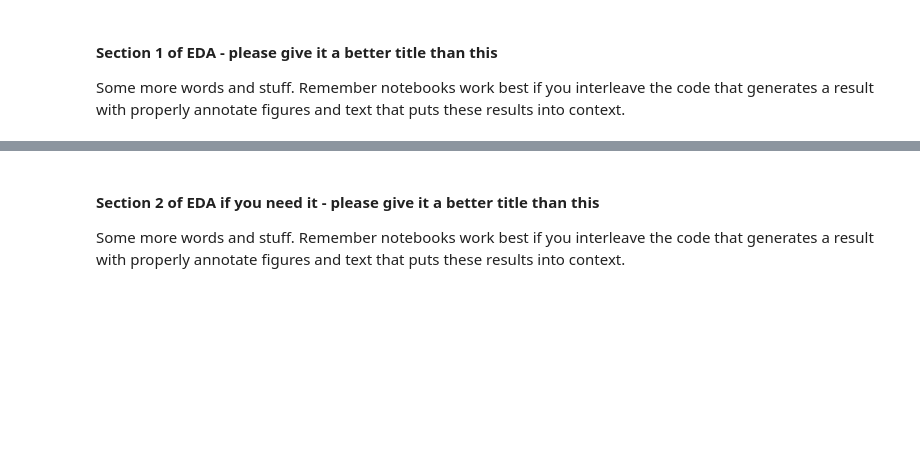
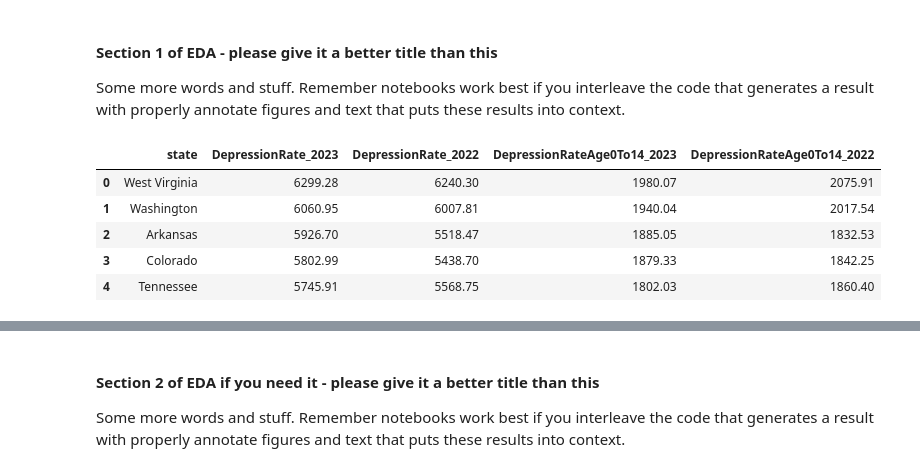
Before and after one commit to COGS108/Group020_WI26, a Jupyter notebook: 02-EDACheckpoint.ipynb, the cells around one changed output, grey strips where cells are left out. Saved outputs shown, nothing was run; the diff lists cells and outputs as text; code cells hidden in the pictures; blank space fills up the shorter version.

```diff
--- a/02-EDACheckpoint.ipynb
+++ b/02-EDACheckpoint.ipynb
@@ -266,0 +270,9 @@ Some more words and stuff.  Remember notebooks work best if you interleave the c
+# %%
+depression_df.head()
+# %% [output]
+|  | state | DepressionRate_2023 | DepressionRate_2022 | DepressionRateAge0To14_2023 | DepressionRateAge0To14_2022 |
+| 0 | West Virginia | 6299.28 | 6240.30 | 1980.07 | 2075.91 |
+| 1 | Washington | 6060.95 | 6007.81 | 1940.04 | 2017.54 |
+| 2 | Arkansas | 5926.70 | 5518.47 | 1885.05 | 1832.53 |
+| 3 | Colorado | 5802.99 | 5438.70 | 1879.33 | 1842.25 |
+| 4 | Tennessee | 5745.91 | 5568.75 | 1802.03 | 1860.40 |
```
Also changed, not shown: parts of 6 cells of this notebook.
